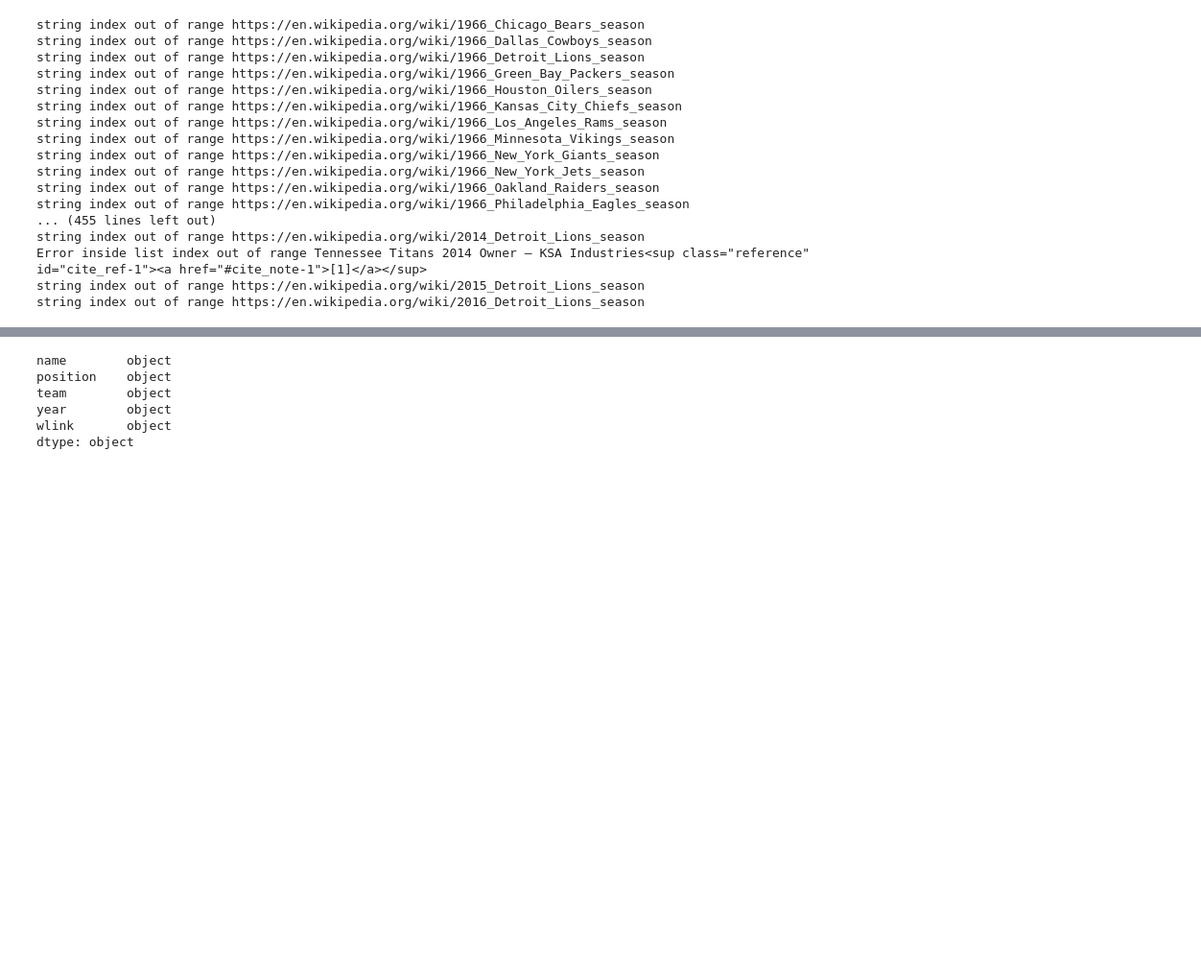
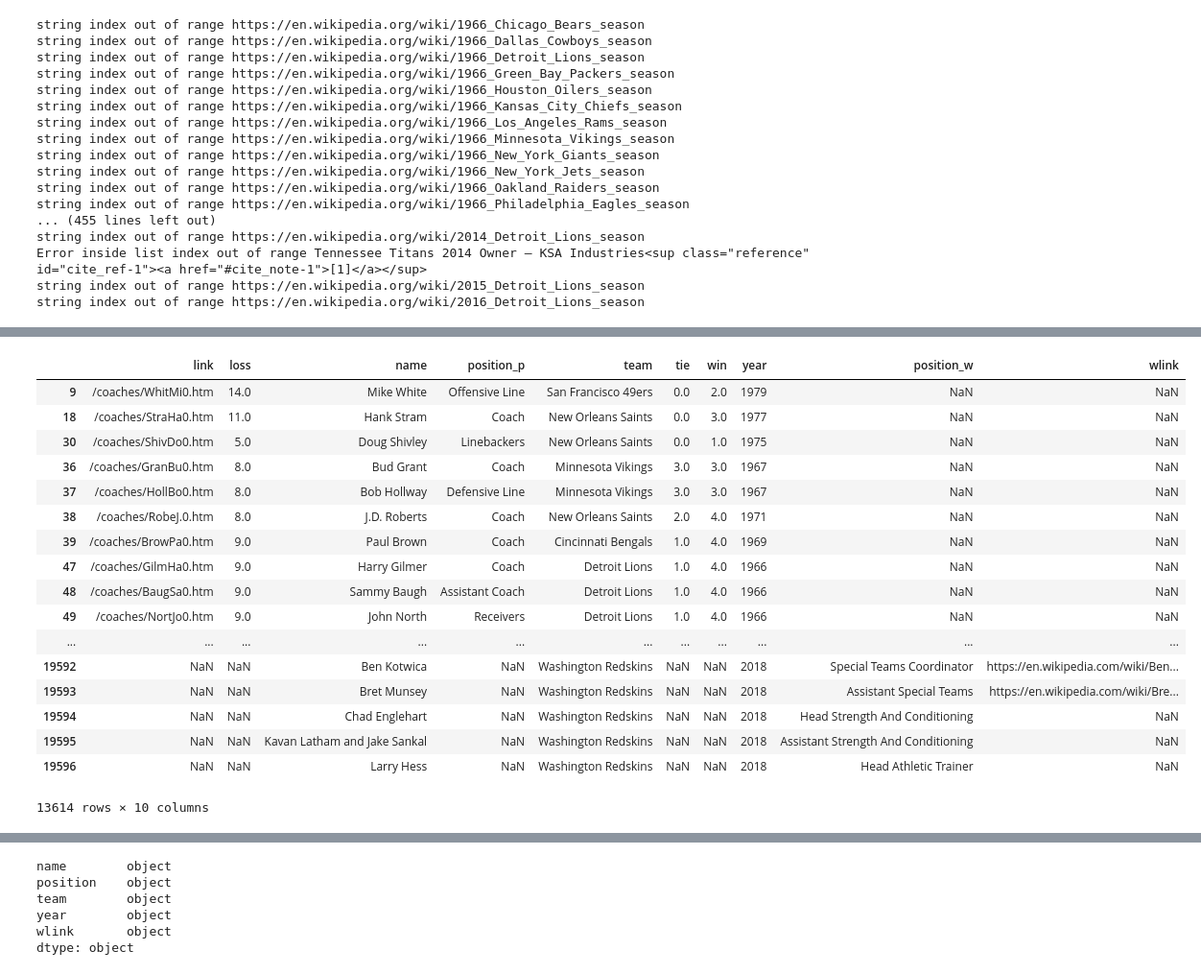
Before and after one commit to plee0117/Coaches, a Jupyter notebook: nflwiki.ipynb, the cells around one changed output, grey strips where cells are left out. Shown at 96% size. Cells and saved outputs as stored; diff of their text form; code cells hidden in the pictures; blank space fills up the shorter version.

Commit message:
cleaned names

```diff
--- a/nflwiki.ipynb
+++ b/nflwiki.ipynb
@@ -306,13 +279,0 @@ wiki.position = [str.title(i) for i in wiki.position]
-# %%
-wiki = wiki.loc[[False if any([True if re.search(i, wiki.position[j]) else False for i in
-                       front_office]) else True for j in range(len(wiki.position))]].reset_index()
-
-wikiclean = pd.DataFrame(wiki)
-for i in list(pos_abb.keys()):
-    for pos in range(len(wiki.position)):
-        temp = ""
-
-        if re.search(i,wiki.position[pos]):
-            wikiclean.loc[pos,'position'] = re.sub(i,pos_abb.get(i),wiki.loc[pos,'position'])
-        else:
-            continue
@@ -343,2 +280,2 @@ TypeError: '(slice(None, None, None), True)' is an invalid key
 # %%
-wiki.name = [re.findall('(.*)<',wiki.name[i])[0] if re.search('(.*)<',wiki.name[i]) else wiki.name[i] for i in range(len(wiki.name))]
+wikiclean.name = [re.sub(' ','',i ,1) if re.search('^[A-Z] [A-Z]',i) else i for i in wikiclean.name]
@@ -388,7 +290,3 @@ wiki.loc[[True if any([True if re.search(i, wiki.position[j]) else False for i i
 # %%
 combined = pd.merge(pfrclean,wikiclean,how='outer',left_on=['team','year','name'],right_on=['team','year','name'],
-                   left_index= True)
-combined = combined.reset_index()
-del combined['index_y']
-del combined['index_x']
-del combined['level_0']
+                   suffixes = ('_p','_w'))
@@ -423,0 +320,21 @@ NameError: name 'wiki' is not defined
+# %%
+combined[combined.drop('wlink',axis =1 ).isna().any(axis = 1)]
+# %% [output]
+|  | link | loss | name | position_p | team | tie | win | year | position_w | wlink |
+| 9 | /coaches/WhitMi0.htm | 14.0 | Mike White | Offensive Line | San Francisco 49ers | 0.0 | 2.0 | 1979 | NaN | NaN |
+| 18 | /coaches/StraHa0.htm | 11.0 | Hank Stram | Coach | New Orleans Saints | 0.0 | 3.0 | 1977 | NaN | NaN |
+| 30 | /coaches/ShivDo0.htm | 5.0 | Doug Shivley | Linebackers | New Orleans Saints | 0.0 | 1.0 | 1975 | NaN | NaN |
+| 36 | /coaches/GranBu0.htm | 8.0 | Bud Grant | Coach | Minnesota Vikings | 3.0 | 3.0 | 1967 | NaN | NaN |
+| 37 | /coaches/HollBo0.htm | 8.0 | Bob Hollway | Defensive Line | Minnesota Vikings | 3.0 | 3.0 | 1967 | NaN | NaN |
+| 38 | /coaches/RobeJ.0.htm | 8.0 | J.D. Roberts | Coach | New Orleans Saints | 2.0 | 4.0 | 1971 | NaN | NaN |
+| 39 | /coaches/BrowPa0.htm | 9.0 | Paul Brown | Coach | Cincinnati Bengals | 1.0 | 4.0 | 1969 | NaN | NaN |
+| 47 | /coaches/GilmHa0.htm | 9.0 | Harry Gilmer | Coach | Detroit Lions | 1.0 | 4.0 | 1966 | NaN | NaN |
+| 48 | /coaches/BaugSa0.htm | 9.0 | Sammy Baugh | Assistant Coach | Detroit Lions | 1.0 | 4.0 | 1966 | NaN | NaN |
+| 49 | /coaches/NortJo0.htm | 9.0 | John North | Receivers | Detroit Lions | 1.0 | 4.0 | 1966 | NaN | NaN |
+| ... | ... | ... | ... | ... | ... | ... | ... | ... | ... | ... |
+| 19592 | NaN | NaN | Ben Kotwica | NaN | Washington Redskins | NaN | NaN | 2018 | Special Teams Coordinator | https://en.wikipedia.com/wiki/Ben... |
+| 19593 | NaN | NaN | Bret Munsey | NaN | Washington Redskins | NaN | NaN | 2018 | Assistant Special Teams | https://en.wikipedia.com/wiki/Bre... |
+| 19594 | NaN | NaN | Chad Englehart | NaN | Washington Redskins | NaN | NaN | 2018 | Head Strength And Conditioning | NaN |
+| 19595 | NaN | NaN | Kavan Latham and Jake Sankal | NaN | Washington Redskins | NaN | NaN | 2018 | Assistant Strength And Conditioning | NaN |
+| 19596 | NaN | NaN | Larry Hess | NaN | Washington Redskins | NaN | NaN | 2018 | Head Athletic Trainer | NaN |
+13614 rows × 10 columns
```
Also changed, not shown: parts of 25 cells of this notebook.
